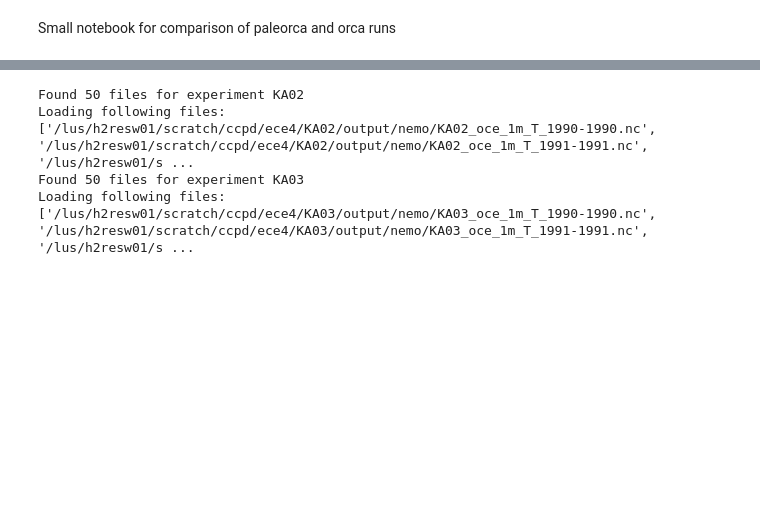
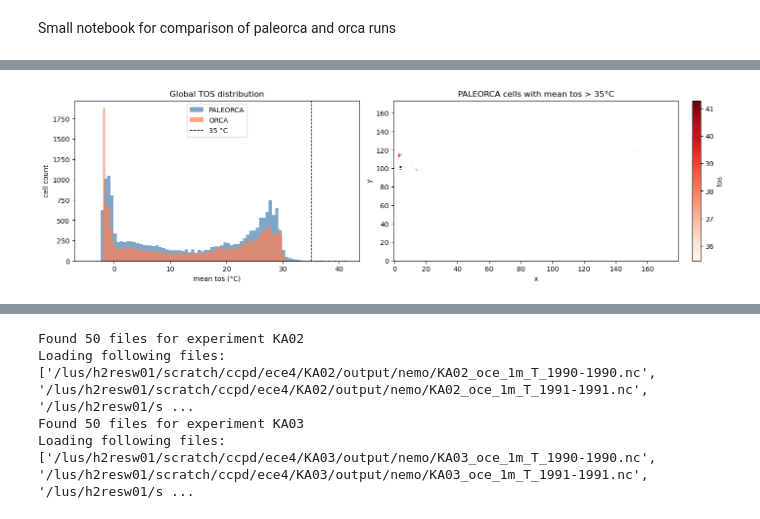
Before and after one commit to renatacoppo/Eocene-creator, a Jupyter notebook: ecefast/analysis/paleorca-vs-orca.ipynb, the cells around one changed output, grey strips where cells are left out. Cells and saved outputs as stored; diff of their text form; code cells hidden in the pictures; blank space fills up the shorter version.

```diff
--- a/ecefast/analysis/paleorca-vs-orca.ipynb
+++ b/ecefast/analysis/paleorca-vs-orca.ipynb
@@ -59,0 +225,93 @@ var = 'tos'
+# %%
+# --- Diagnostics: why is PALEORCA tos higher than ORCA? ---
+
+var = 'tos'
+pale_native = paleorca_last_native
+orca_native  = orca_last_native
+
+pale_mean_native = pale_native[var].mean(dim='time', skipna=True).compute()
+orca_mean_native  = orca_native[var].mean(dim='time', skipna=True).compute()
+
+# ── 1. Global TOS histograms ─────────────────────────────────────────────────
+fig, axes = plt.subplots(1, 2, figsize=(14, 4), constrained_layout=True)
+
+p_vals = pale_mean_native.values.ravel()
+o_vals = orca_mean_native.values.ravel()
+p_vals = p_vals[np.isfinite(p_vals)]
+o_vals = o_vals[np.isfinite(o_vals)]
+
+axes[0].hist(p_vals, bins=80, color='steelblue', alpha=0.7, label='PALEORCA')
+axes[0].hist(o_vals, bins=80, color='coral',    alpha=0.7, label='ORCA')
+axes[0].axvline(35, color='k', linestyle='--', lw=1, label='35 °C')
+axes[0].set_xlabel('mean tos (°C)'); axes[0].set_ylabel('cell count')
+axes[0].set_title('Global TOS distribution'); axes[0].legend()
+
+n_hot_pale = int((pale_mean_native > 35).values.sum())
+n_hot_orca  = int((orca_mean_native  > 35).values.sum())
+print(f'PALEORCA cells > 35°C: {n_hot_pale}')
+print(f'ORCA    cells > 35°C: {n_hot_orca}')
+
+# ── 2. Where are the hot PALEORCA cells? ────────────────────────────────────
+hot_mask = pale_mean_native.where(pale_mean_native > 35)
+hot_mask.plot(ax=axes[1], cmap='Reds', add_colorbar=True)
+axes[1].set_title('PALEORCA cells with mean tos > 35°C')
+plt.show()
+
+# ── 3. Bathymetry at hot cells vs all ocean cells ───────────────────────────
+ocean_mask_pale = (paleorca_bathy > 0).compute()
+bathy_hot  = paleorca_bathy.where((pale_mean_native > 35) & ocean_mask_pale).values.ravel()
+bathy_all  = paleorca_bathy.where(ocean_mask_pale).values.ravel()
+bathy_hot  = bathy_hot[np.isfinite(bathy_hot)]
+bathy_all  = bathy_all[np.isfinite(bathy_all)]
+
+fig2, ax2 = plt.subplots(figsize=(8, 4), constrained_layout=True)
+ax2.hist(bathy_all, bins=60, color='grey',   alpha=0.6, label='all ocean')
+ax2.hist(bathy_hot, bins=30, color='tomato', alpha=0.8, label='tos > 35°C')
+ax2.set_xlabel('bathymetry (m)'); ax2.set_ylabel('cell count')
+ax2.set_title('Bathymetry: hot PALEORCA cells vs all ocean')
+ax2.legend()
+plt.show()
+print(f'Median bathymetry — hot cells: {np.median(bathy_hot):.1f} m  |  all ocean: {np.median(bathy_all):.1f} m')
+
+# ── 4. Seasonal cycle at the rank-1 hot point ───────────────────────────────
+top1  = paleorca_top_tos.iloc[0]
+y_idx = int(top1['y'])
+x_idx = int(top1['x'])
+pale_lat = float(top1['lat'])
+pale_lon = float(top1['lon'])
+
+pale_ts_hot = pale_native[var].isel(y=y_idx, x=x_idx).compute()
+
+# Nearest-neighbour lookup on 2D ORCA grid
+orca_nav_lat = orca_native['nav_lat'].values
+orca_nav_lon = orca_native['nav_lon'].values
+dist2 = (orca_nav_lat - pale_lat) ** 2 + (orca_nav_lon - pale_lon) ** 2
+nearest_ij = np.unravel_index(np.argmin(dist2), dist2.shape)
+orca_ts_hot = orca_native[var].isel(y=nearest_ij[0], x=nearest_ij[1]).compute()
+
+fig3, ax3 = plt.subplots(figsize=(10, 4), constrained_layout=True)
+pale_ts_hot.plot(ax=ax3, label=f'PALEORCA y={y_idx} x={x_idx}', color='steelblue')
+orca_ts_hot.plot(ax=ax3, label=f'ORCA y={nearest_ij[0]} x={nearest_ij[1]}', color='coral', linestyle='--')
+ax3.set_title(f'Monthly tos at PALEORCA rank-1 point (lat≈{pale_lat:.2f}°, lon≈{pale_lon:.2f}°)')
+ax3.set_ylabel('tos (°C)'); ax3.legend()
+plt.show()
+
+# ── 5. Are hot cells in ORCA a wet or dry point? ─────────────────────────────
+orca_nav_lat_hot = float(orca_nav_lat[nearest_ij])
+orca_nav_lon_hot = float(orca_nav_lon[nearest_ij])
+orca_bathy_hot   = float(orca_bathy.isel(y=nearest_ij[0], x=nearest_ij[1]).values)
+print(f'\nORCA nearest point: lat={orca_nav_lat_hot:.3f}, lon={orca_nav_lon_hot:.3f}, bathymetry={orca_bathy_hot:.1f} m')
+print('(bathymetry=0 → land in ORCA; >0 → ocean)')
+
+print("""
+HYPOTHESIS SUMMARY
+──────────────────
+• PALEORCA has a distinct cluster of cells with mean tos > 35°C absent in ORCA.
+• These cells have very shallow bathymetry (~30 m), typical of marginal
+  shelf or enclosed seas in the Eocene palaeogeography.
+• In the present-day ORCA grid the same geographic coordinates are likely land
+  (bathymetry=0), which is why ORCA has no equivalent hot cells.
+• The seasonal cycle plot confirms whether the excess heat is year-round
+  (palaeogeographic difference) or seasonal (atmospheric forcing).
+""")
+# %% [output]
@@ -59,0 +320 @@ var = 'tos'
+[figure, added]
```
Also changed, not shown: parts of 10 cells of this notebook.
